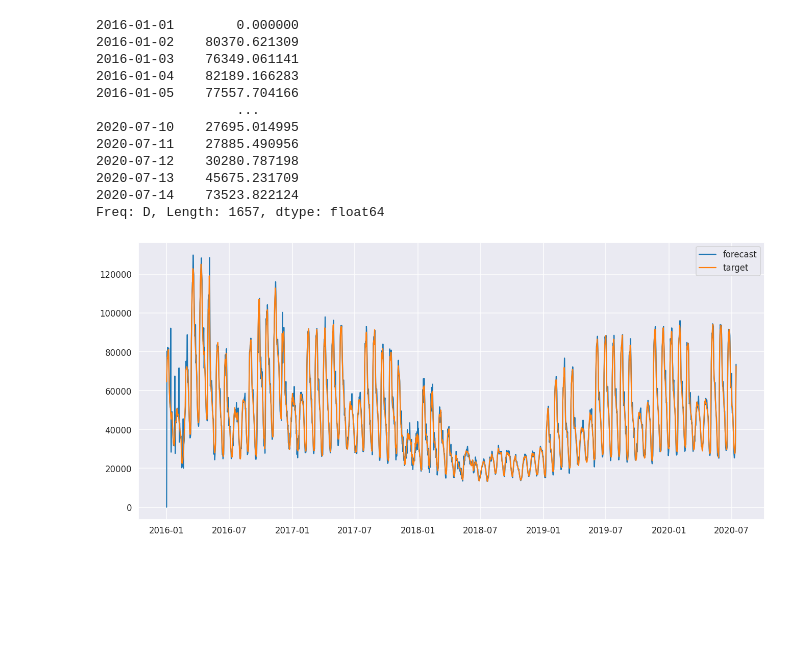
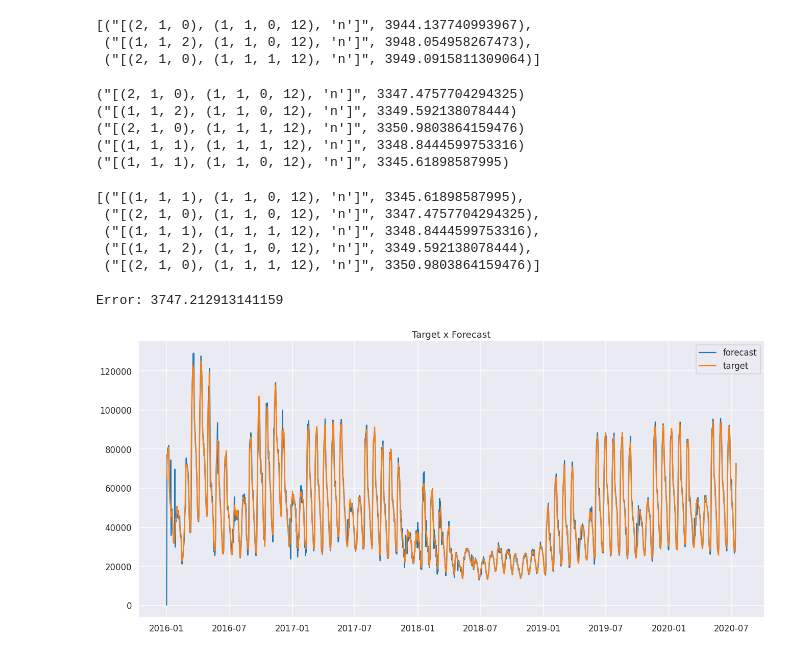
Before and after one commit to bernarducs/code_chunks, a Jupyter notebook: grid_search_sarimax.ipynb, the cells around one changed output. Saved outputs shown, nothing was run; the diff lists cells and outputs as text; code cells hidden in the pictures; blank space fills up the shorter version.

```diff
--- a/grid_search_sarimax.ipynb
+++ b/grid_search_sarimax.ipynb
@@ -69,6 +66,4 @@ def walk_forward_validation(data, percent_test, cfg):
   return error
-# %%
-cfg = [[(1,1,1), (1,1,1,12), 'n'],[(2,1,1), (2,1,1,12), 'n']]
 # %%
 def score_model(data, n_test, cfg, debug=False):
   result = None
@@ -109,8 +126,8 @@ def grid_search(data, cfg_list, n_test, parallel=True):
 # %%
-def sarima_configs(seasonal=[0]):
+def sarima_configs(seasonal=[12]):
   models = list()
   # define config lists
-  p_params = [0, 1]
+  p_params = [0, 1, 2]
   d_params = [0, 1]
   q_params = [0, 1, 2]
   t_params = ['n']#,'c','t','ct']
@@ -123,5 +140,27 @@ def sarima_configs(seasonal=[0]):
     cfg = [(p,d,q), (P,D,Q,m), t]
     models.append(cfg)
   return models
+# %%
+def plot_model(data, cfg):
+  order = cfg[0]
+  s_order = cfg[1]
+  trend = cfg[2]
+  sarimax_pred = SARIMAX(
+      endog=df, order=order, seasonal_order=s_order, trend=trend,
+      enforce_stationarity=False, enforce_invertibility=False)
+
+  model_sarimax_pred = sarimax_pred.fit(disp=False)
+
+  previsao_sarimax = model_sarimax_pred.predict()
+
+  error = measure_rmse(df, previsao_sarimax)
+  print('Error:', error)
+
+  plt.figure(figsize=(22, 10))
+  plt.plot(previsao_sarimax, label = 'forecast')
+  plt.plot(df, label = 'target')
+  plt.title('Target x Forecast')
+  plt.legend()
+  plt.show()
 # %%
 cfg_list = sarima_configs(seasonal=[12])
@@ -143,25 +186,27 @@ model_sarimax_pred = sarimax_pred.fit()
-# %%
-model_sarimax_pred.predict()
-# %% [output]
-2016-01-01        0.000000
-2016-01-02    80370.621309
-2016-01-03    76349.061141
-2016-01-04    82189.166283
-2016-01-05    77557.704166
-                  ...
-2020-07-10    27695.014995
-2020-07-11    27885.490956
-2020-07-12    30280.787198
-2020-07-13    45675.231709
-2020-07-14    73523.822124
-Freq: D, Length: 1657, dtype: float64
-# %%
-previsao_sarimax = model_sarimax_pred.predict()
-
-plt.figure(figsize=(22, 10))
-plt.plot(previsao_sarimax, label = 'forecast')
-plt.plot(df, label = 'target')
-plt.legend()
-plt.show()
-# %% [output]
-[figure, removed]
+# %%
+scores[:3]
+# %% [output]
+[("[(2, 1, 0), (1, 1, 0, 12), 'n']", 3944.137740993967),
+ ("[(1, 1, 2), (1, 1, 0, 12), 'n']", 3948.054958267473),
+ ("[(2, 1, 0), (1, 1, 1, 12), 'n']", 3949.0915811309064)]
+# %%
+test_scores = test_grid_search_results(df, scores)
+# %% [output]
+("[(2, 1, 0), (1, 1, 0, 12), 'n']", 3347.4757704294325)
+("[(1, 1, 2), (1, 1, 0, 12), 'n']", 3349.592138078444)
+("[(2, 1, 0), (1, 1, 1, 12), 'n']", 3350.9803864159476)
+("[(1, 1, 1), (1, 1, 1, 12), 'n']", 3348.8444599753316)
+("[(1, 1, 1), (1, 1, 0, 12), 'n']", 3345.61898587995)
+# %%
+test_scores
+# %% [output]
+[("[(1, 1, 1), (1, 1, 0, 12), 'n']", 3345.61898587995),
+ ("[(2, 1, 0), (1, 1, 0, 12), 'n']", 3347.4757704294325),
+ ("[(1, 1, 1), (1, 1, 1, 12), 'n']", 3348.8444599753316),
+ ("[(1, 1, 2), (1, 1, 0, 12), 'n']", 3349.592138078444),
+ ("[(2, 1, 0), (1, 1, 1, 12), 'n']", 3350.9803864159476)]
+# %%
+plot_model(df, eval(test_scores[0][0]))
+# %% [output]
+Error: 3747.212913141159
+[figure, added]
```
Also changed, not shown: parts of 11 cells of this notebook.
